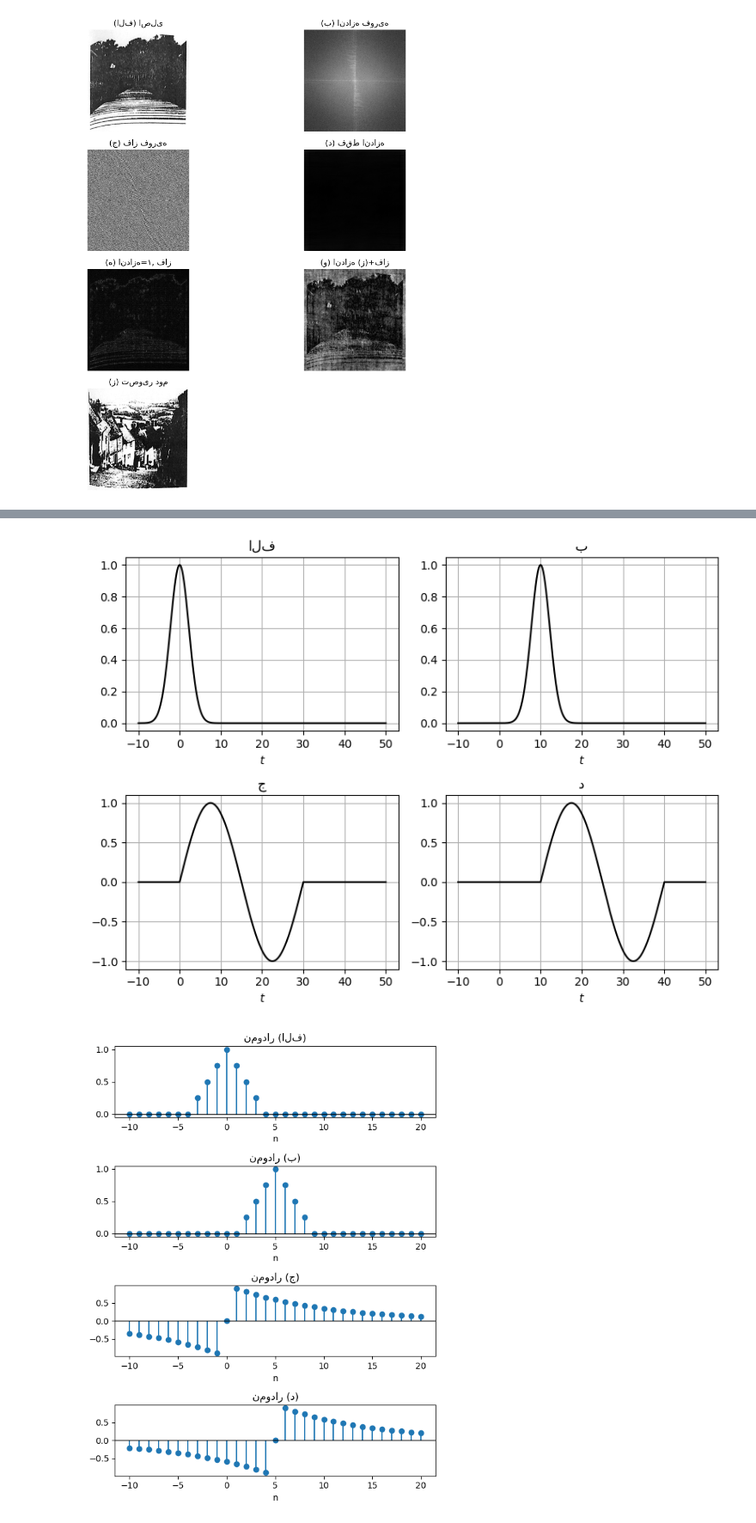
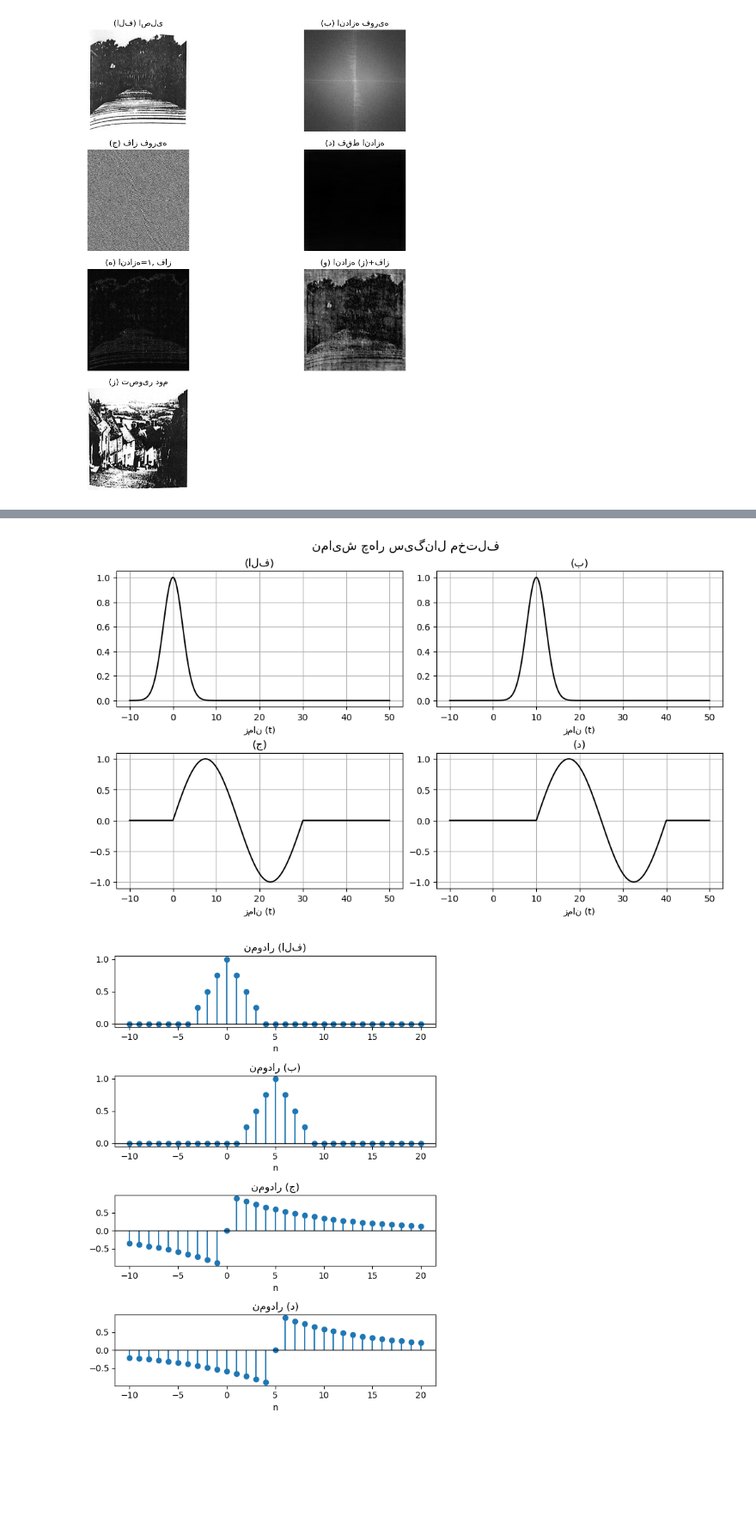
Before and after one commit to tayebehemati/DSP, a Jupyter notebook: ch6-page(383 to 394).ipynb, the cells around one changed output, grey strips where cells are left out. Shown at 86% size. Drawn from its saved outputs; the diff is of its cells as text; code cells hidden in the pictures; blank space fills up the shorter version.

```diff
--- a/ch6-page(383 to 394).ipynb
+++ b/ch6-page(383 to 394).ipynb
@@ -323,63 +323,42 @@ $$
 # %%
 import numpy as np
 import matplotlib.pyplot as plt
 
 # تعریف محور زمان
 t = np.linspace(-10, 50, 1000)
 
-# سیگنال الف (بدون تغییر)
+# سیگنال الف
 x_a = np.exp(-((t) ** 2) / 10)
 
-# سیگنال ب (شیفت یافته)
+# سیگنال ب
 x_b = np.exp(-((t - 10) ** 2) / 10)
 
-# سیگنال ج (مشابه شکل ارسالی)
+# سیگنال ج
 x_c = np.zeros_like(t)
 mask_c = (t >= 0) & (t <= 30)
-x_c[mask_c] = (
-    np.sin(np.pi * (t[mask_c]) / 15)  # یک نوسان مثبت و منفی
-)
-# بعد از 30 مقدار ثابت صفر
+x_c[mask_c] = np.sin(np.pi * t[mask_c] / 15)
 
-# سیگنال د (شیفت یافته ج)
+# سیگنال د
 x_d = np.zeros_like(t)
 mask_d = (t >= 10) & (t <= 40)
-x_d[mask_d] = (
-    np.sin(np.pi * ((t[mask_d] - 10)) / 15)
-)
-# بعد از 40 مقدار ثابت صفر
+x_d[mask_d] = np.sin(np.pi * (t[mask_d] - 10) / 15)
 
 # رسم نمودارها
-fig, axs = plt.subplots(2, 2, figsize=(8, 6))
+fig, axs = plt.subplots(2, 2, figsize=(10, 6), layout='constrained')
 
-# نمودار الف
-axs[0, 0].plot(t, x_a, 'k')
-axs[0, 0].set_title('الف')
-axs[0, 0].set_xlabel('$t$')
-axs[0, 0].grid(True)
+titles = ['(الف)', '(ب)', '(ج)', '(د)']
+signals = [x_a, x_b, x_c, x_d]
 
-# نمودار ب
-axs[0, 1].plot(t, x_b, 'k')
-axs[0, 1].set_title('ب')
-axs[0, 1].set_xlabel('$t$')
-axs[0, 1].grid(True)
+for i, ax in enumerate(axs.flat):
+    ax.plot(t, signals[i], color='black')
+    ax.set_title(titles[i], fontsize=12)
+    ax.set_xlabel('زمان (t)')
+    ax.grid(True)
 
-# نمودار ج
-axs[1, 0].plot(t, x_c, 'k')
-axs[1, 0].set_title('ج')
-axs[1, 0].set_xlabel('$t$')
-axs[1, 0].grid(True)
-
-# نمودار د
-axs[1, 1].plot(t, x_d, 'k')
-axs[1, 1].set_title('د')
-axs[1, 1].set_xlabel('$t$')
-axs[1, 1].grid(True)
-
-plt.tight_layout()
+plt.suptitle('نمایش چهار سیگنال مختلف', fontsize=14)
 plt.show()
 # %% [output]
-[figure, old version]
+[figure, new version]
 # %%
 import numpy as np
 import matplotlib.pyplot as plt
```
Also changed, not shown: parts of 1 cell of this notebook.
